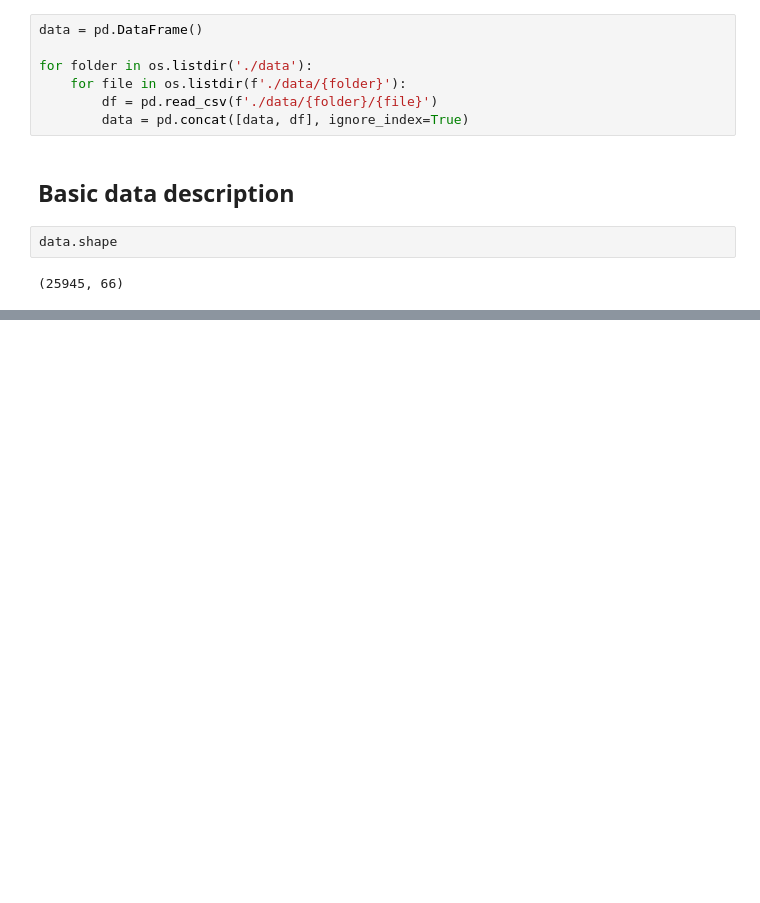
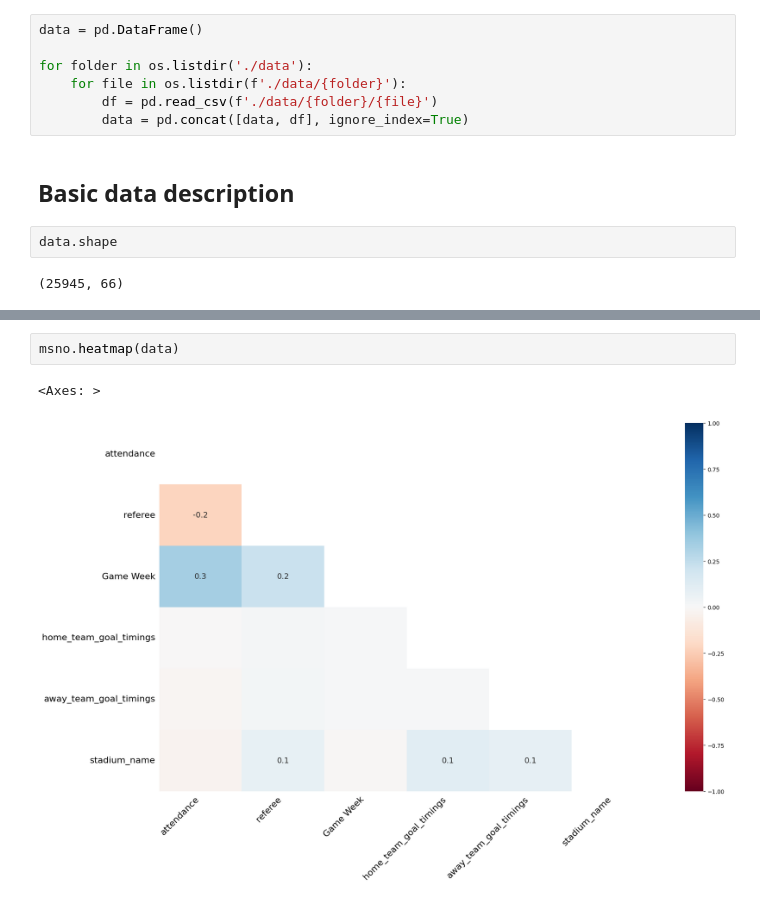
Before and after one commit to lukaszlewickii/football_games_predictor, a Jupyter notebook: eda.ipynb, the cells around one changed output, grey strips where cells are left out. Saved outputs shown, nothing was run; the diff lists cells and outputs as text; blank space fills up the shorter version.

```diff
--- a/eda.ipynb
+++ b/eda.ipynb
@@ -62,0 +113,5 @@ Length: 66, dtype: object
+# %%
+msno.heatmap(data)
+# %% [output]
+<Axes: >
+[figure, added]
```
Also changed, not shown: parts of 8 cells of this notebook.
